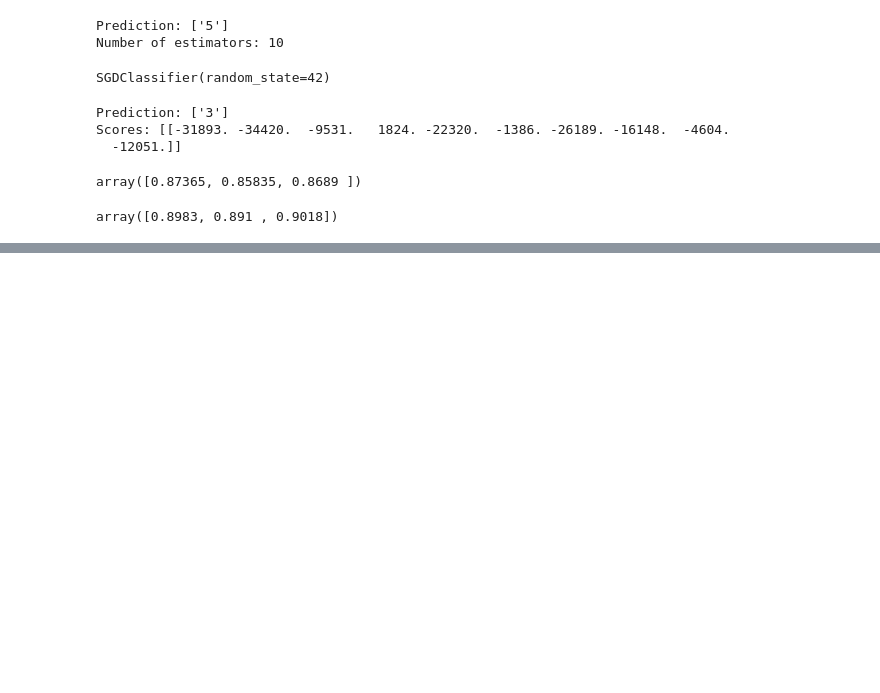
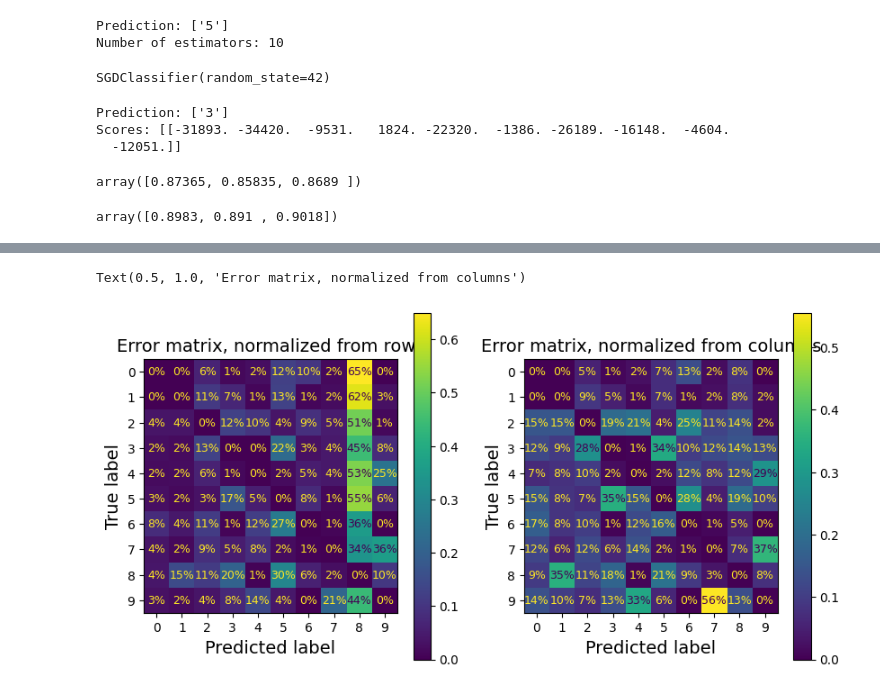
Before and after one commit to MrIsCM/Learning-Machine-Learning, a Jupyter notebook: Notebooks/03_classification.ipynb, the cells around one changed output, grey strips where cells are left out. Cells and saved outputs as stored; diff of their text form; code cells hidden in the pictures; blank space fills up the shorter version.

```diff
--- a/Notebooks/03_classification.ipynb
+++ b/Notebooks/03_classification.ipynb
@@ -548,0 +572,13 @@ array([0.8983, 0.891 , 0.9018])
+# %%
+# Error conf mat
+
+fig, axs = plt.subplots(nrows=1, ncols=2, figsize=(10, 5))
+plt.rc('font', size=9)
+sample_weights = (y_train != y_train_pred)
+ConfusionMatrixDisplay.from_predictions(y_train, y_train_pred, sample_weight=sample_weights, normalize='true', ax=axs[0], values_format=".0%")
+axs[0].set_title("Error matrix, normalized from rows")
+ConfusionMatrixDisplay.from_predictions(y_train, y_train_pred, sample_weight=sample_weights, normalize='pred', ax=axs[1], values_format=".0%")
+axs[1].set_title("Error matrix, normalized from columns")
+# %% [output]
+Text(0.5, 1.0, 'Error matrix, normalized from columns')
+[figure, added]
```
Also changed, not shown: parts of 3 cells of this notebook.
